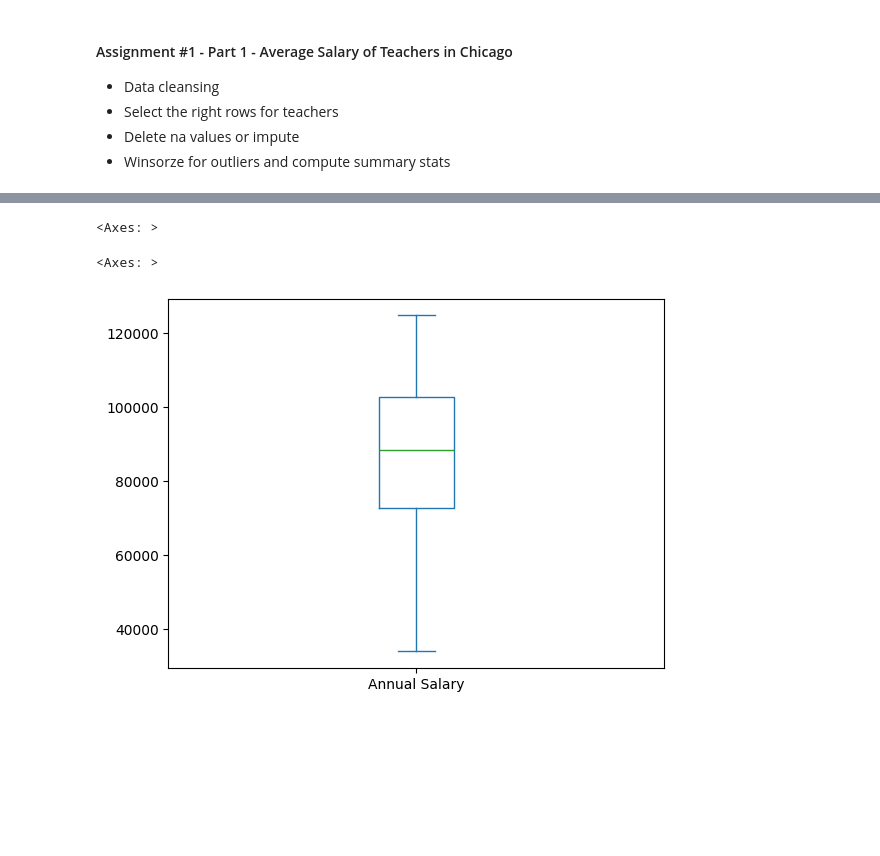
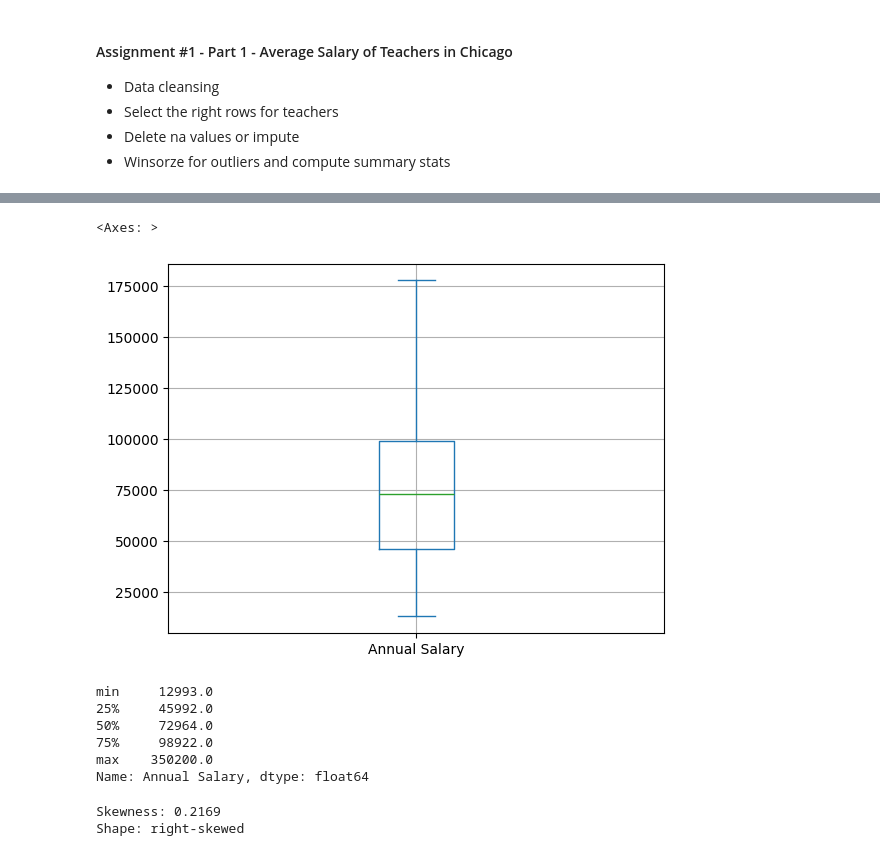
Before and after one commit to code-better-everyday/mas, a Jupyter notebook: CSP571/src/assignment1.ipynb, the cells around one changed output, grey strips where cells are left out. Saved outputs shown, nothing was run; the diff lists cells and outputs as text; code cells hidden in the pictures; blank space fills up the shorter version.

```diff
--- a/CSP571/src/assignment1.ipynb
+++ b/CSP571/src/assignment1.ipynb
@@ -75,0 +16,10 @@ teachers_nonull['Annual Salary'].plot(kind='box')
+# %%
+# Check missing Annual Salary values in the full dataset
+annual_salary_nulls = sal['Annual Salary'].isna().sum()
+annual_salary_null_pct = (annual_salary_nulls / sal.shape[0]) * 100
+print('Annual Salary null count:', annual_salary_nulls)
+print('Annual Salary null % of total rows:', round(annual_salary_null_pct, 2), '%')
+
+# delete rows with null Annual Salary values
+sal_no_na = sal[~sal['Annual Salary'].isna()]
+print('Date shape after removing nulls:',sal_no_na.shape)
@@ -75,0 +51,12 @@ teachers_nonull['Annual Salary'].plot(kind='box')
+# %%
+
+
+# check how many rows with 0 Annual salary - count and % of total
+zero_salary_count = (sal_no_na['Annual Salary'] == 0).sum()
+zero_salary_pct = (zero_salary_count / sal_no_na.shape[0]) * 100
+print('Annual Salary == 0 count:', zero_salary_count)
+print('Annual Salary == 0 % of total rows:', round(zero_salary_pct, 2), '%')
+
+# delete these 4 rows with 0 annual salary
+sal_no_na = sal_no_na[sal_no_na['Annual Salary'] > 0]
+sal_no_na['Annual Salary'].plot(kind='box')
@@ -76,10 +68,19 @@ teachers_nonull['Annual Salary'].plot(kind='box')
 # %%
-# Winsorize Annual Salary at 0.25% and 99.75%
-teachers_clean = teachers_nonull.copy()
-winsorized_values = mstats.winsorize(teachers_clean['Annual Salary'], limits=[0.0025, 0.0025])
-teachers_clean['Annual Salary'] = winsorized_values
-teachers_clean['Annual Salary'].plot(kind='box')
+# Winsorize Annual Salary at .1% or 0.001
+sal_wins = sal_no_na.copy()
+
+winsorized_values = mstats.winsorize(sal_wins['Annual Salary'], limits=[0.00, 0.001])
+sal_wins['Annual Salary'] = winsorized_values
+sal_wins['Annual Salary'].plot(kind='box', grid=True)
 # %% [output]
 <Axes: >
-<Axes: >
-[figure, old version]
+[figure, new version]
+# %%
+sal_no_na['Annual Salary'].describe()[['min', '25%', '50%', '75%', 'max']]
+# %% [output]
+min     12993.0
+25%     45992.0
+50%     72964.0
+75%     98922.0
+max    350200.0
+Name: Annual Salary, dtype: float64
@@ -86,3 +90,17 @@ teachers_clean['Annual Salary'].plot(kind='box')
+# %%
+# Check skewness of Annual Salary distribution
+skew_value = hist_df['Annual Salary'].skew()
+if skew_value > 0:
+    skew_label = 'right-skewed'
+elif skew_value < 0:
+    skew_label = 'left-skewed'
+else:
+    skew_label = 'approximately symmetric'
+print('Skewness:', round(skew_value, 4))
+print('Shape:', skew_label)
+# %% [output]
+Skewness: 0.2169
+Shape: right-skewed
 # %%
 # get summary now and final box plot with labels
 fig, ax = plt.subplots(figsize=(10, 6))
```
Also changed, not shown: parts of 18 cells of this notebook, 17 other files.
